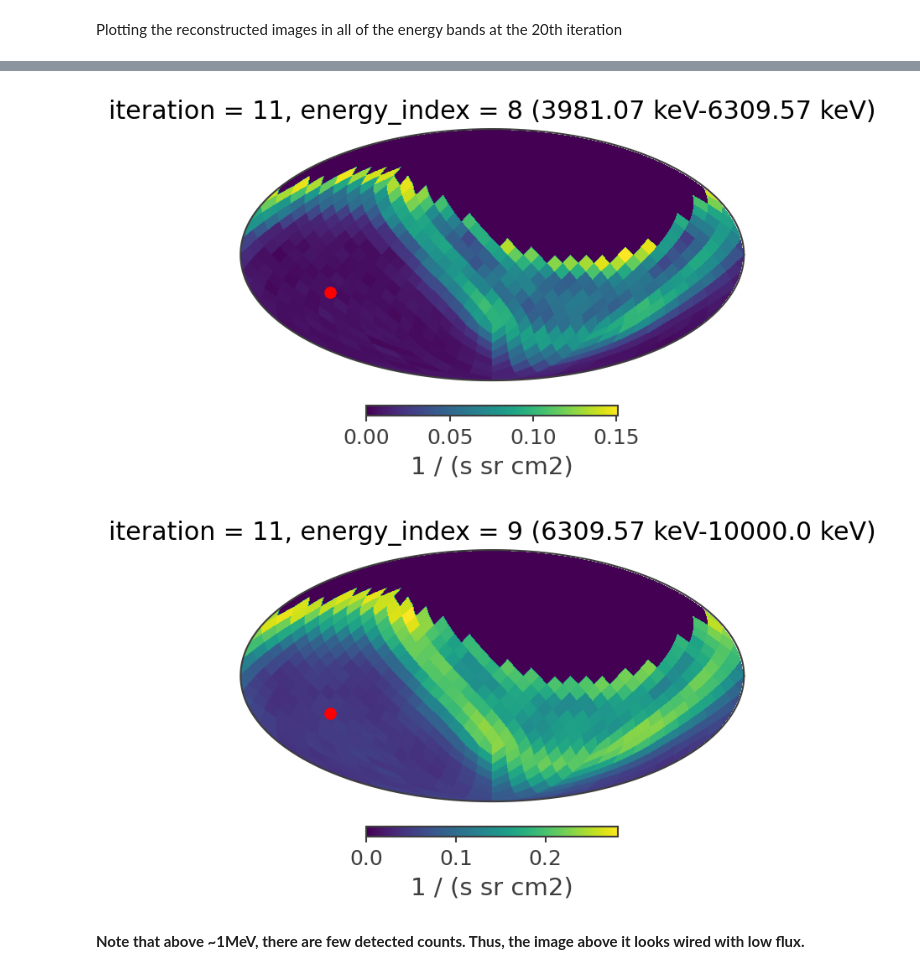
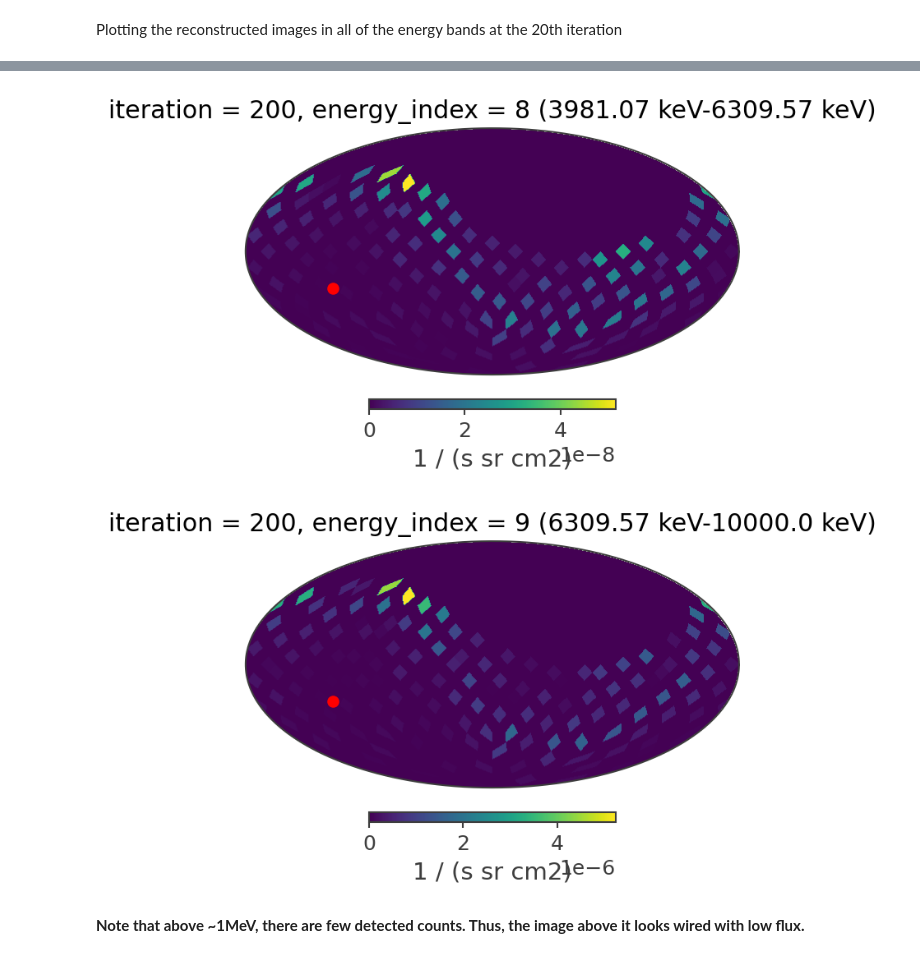
Before and after one commit to hiyoneda/cosipy, a Jupyter notebook: docs/tutorials/image_deconvolution/optional/time_binned_data_w_local_coordinate/GRB-ScAtt-ImageDeconvolution.ipynb, the cells around one changed output, grey strips where cells are left out. Saved outputs shown, nothing was run; the diff lists cells and outputs as text; code cells hidden in the pictures.

```diff
--- a/docs/tutorials/image_deconvolution/optional/time_binned_data_w_local_coordinate/GRB-ScAtt-ImageDeconvolution.ipynb
+++ b/docs/tutorials/image_deconvolution/optional/time_binned_data_w_local_coordinate/GRB-ScAtt-ImageDeconvolution.ipynb
@@ -730,0 +732,12 @@ plt.show()
+# %%
+x, y = [], []
+
+for result in image_deconvolution.results:
+    x.append(result['iteration'])
+    y.append((np.sum(result['model']) * result['model'].axes['lb'].pixarea()).value)
+
+plt.plot(x, y)
+plt.grid()
+plt.xlabel("iteration")
+plt.ylabel("total flux")
+plt.show()
@@ -755,7 +770,7 @@ $102.53498 \; \mathrm{\frac{1}{s\,cm^{2}}}$
 # %% [markdown]
 Plotting the reconstructed images in all of the energy bands at the 20th iteration
 # %%
-iteration = 10
+iteration = -1
 
 plot_reconstructed_image(image_deconvolution.results[iteration], source_position = (121.17441, -21.5729))
 # %% [output]
@@ -770,4 +785,4 @@ plot_reconstructed_image(image_deconvolution.results[iteration], source_position
-[figure, old version]
+[figure, new version]
-[figure, old version]
+[figure, new version]
 # %% [markdown]
 **Note that above ~1MeV, there are few detected counts. Thus, the image above it looks wired with low flux.**
```
Also changed, not shown: parts of 18 cells of this notebook.
